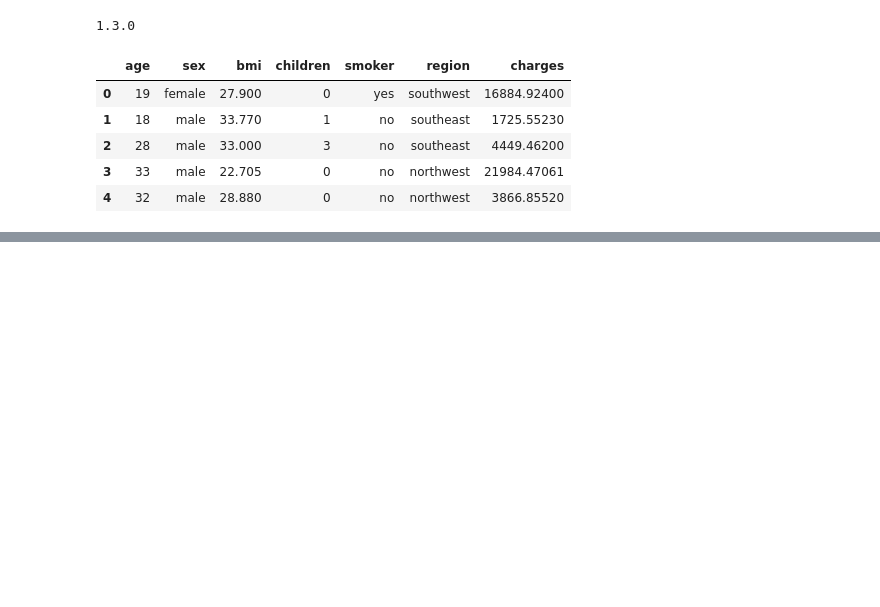
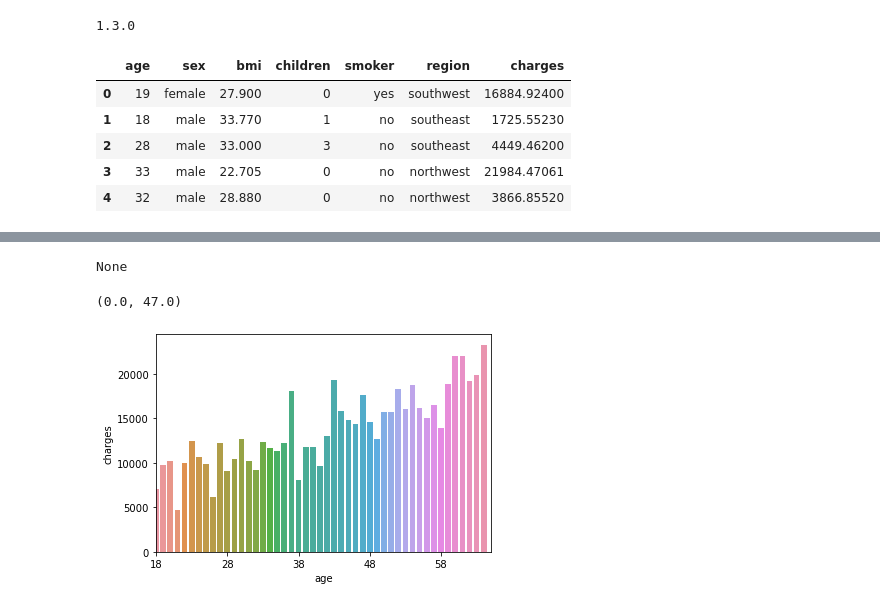
Before and after one commit to data301-2021-summer2/project-group26-project, a Jupyter notebook: analysis/Bilel/milestone1.ipynb, the cells around one changed output, grey strips where cells are left out. Cells and saved outputs as stored; diff of their text form; code cells hidden in the pictures; blank space fills up the shorter version.

```diff
--- a/analysis/Bilel/milestone1.ipynb
+++ b/analysis/Bilel/milestone1.ipynb
@@ -48,0 +65,17 @@ def load_and_process(url_or_path_to_csv_file):
+# %%
+ax = plt.axes()
+sns.barplot(x='age',y='charges',data=dataMD,ci=None)
+# # Your Solution here
+# g = sns.countplot(y='age',data=dataMD).set_title("Age by number of individuals",fontsize = 14)
+# plt.xlabel("Count of cases", fontsize = 14)
+# plt.ylabel("Age Group", fontsize = 14)
+print(ax.xaxis.set_major_locator(MultipleLocator(10)))
+plt.xlim(0, 47)
+# right_side = ax.spines["right"]
+# right_side.set_visible(False)
+# top_side = ax.spines["top"]
+# top_side.set_visible(False)
+# %% [output]
+None
+(0.0, 47.0)
+[figure, added]
```
Also changed, not shown: parts of 9 cells of this notebook, 2 other files.
